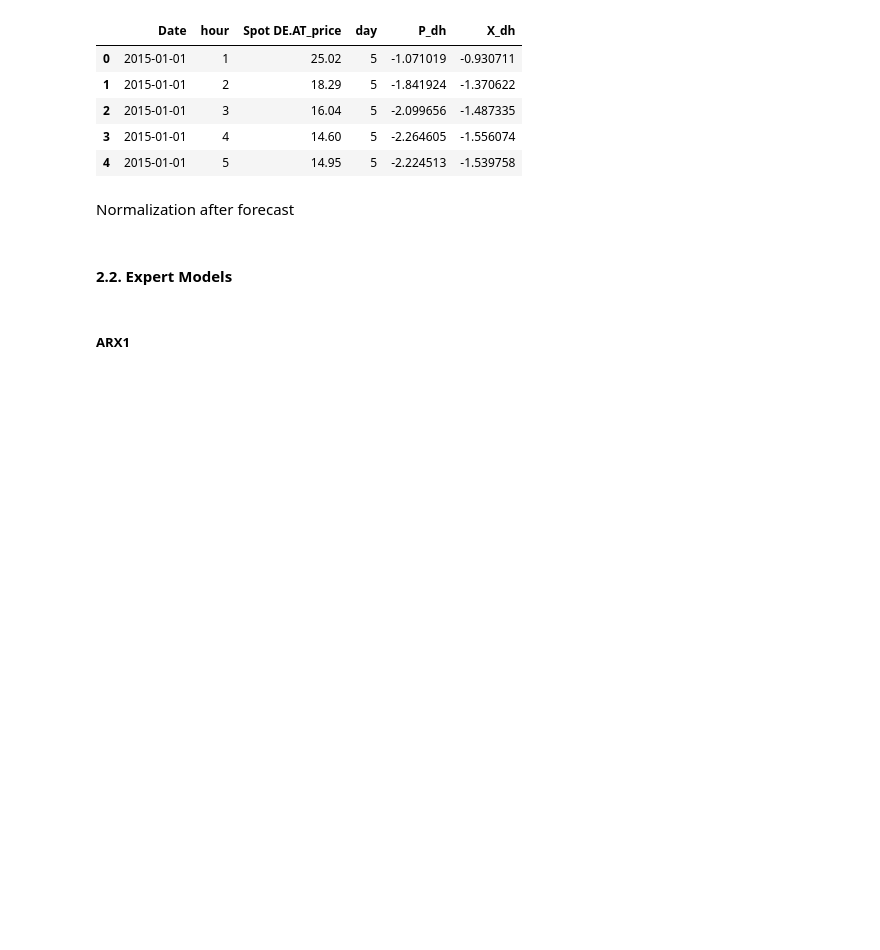
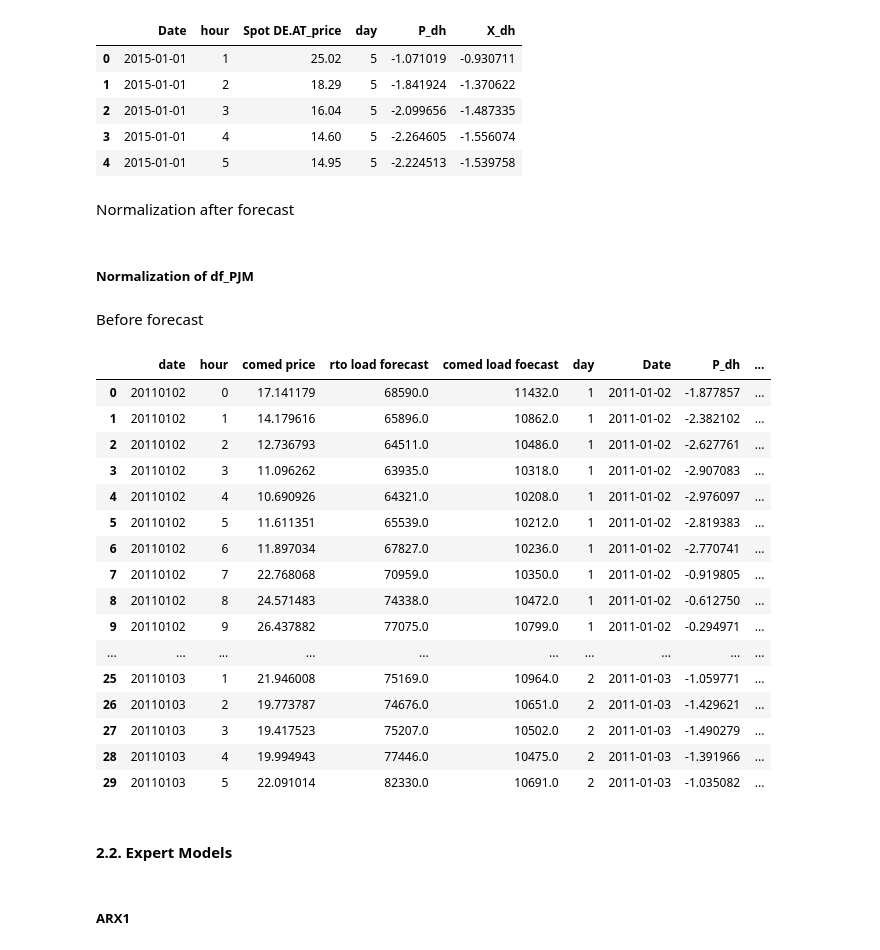
Before and after one commit to piovesanaedoardo/Project_Predictive-Analytics, a Jupyter notebook: main.ipynb, the cells around one changed output. Drawn from its saved outputs; the diff is of its cells as text; code cells hidden in the pictures; blank space fills up the shorter version.

Commit message:
Normalization of df_PJM

```diff
--- a/main.ipynb
+++ b/main.ipynb
@@ -92,3 +96,42 @@ Normalization after forecast
+# %% [markdown]
+##### Normalization of df_PJM
+# %% [markdown]
+Before forecast
+# %%
+df_PJM2 = pd.read_csv('PJM.csv', sep=';')
+
+# Convert the 'Date' column to a datetime format without hour
+df_PJM2['Date'] = pd.to_datetime(df_PJM2['date'], format='%Y%m%d').dt.date
+
+# Calculate 'a' and 'b'
+a = df_PJM2['comed price'].median()
+b = median_abs_deviation(df_PJM2['comed price'])
+
+# Normalize the prices
+df_PJM2['P_dh'] = 1/b * (df_PJM2['comed price'] - a)
+
+# Apply the area hyperbolic sine transformation
+df_PJM2['X_dh'] = np.arcsinh(df_PJM2['P_dh'])
+# %%
+df_PJM2.head(30)
+# %% [output]
+|  | date | hour | comed price | rto load forecast | comed load foecast | day | Date | P_dh | ... |
+| 0 | 20110102 | 0 | 17.141179 | 68590.0 | 11432.0 | 1 | 2011-01-02 | -1.877857 | ... |
+| 1 | 20110102 | 1 | 14.179616 | 65896.0 | 10862.0 | 1 | 2011-01-02 | -2.382102 | ... |
+| 2 | 20110102 | 2 | 12.736793 | 64511.0 | 10486.0 | 1 | 2011-01-02 | -2.627761 | ... |
+| 3 | 20110102 | 3 | 11.096262 | 63935.0 | 10318.0 | 1 | 2011-01-02 | -2.907083 | ... |
+| 4 | 20110102 | 4 | 10.690926 | 64321.0 | 10208.0 | 1 | 2011-01-02 | -2.976097 | ... |
+| 5 | 20110102 | 5 | 11.611351 | 65539.0 | 10212.0 | 1 | 2011-01-02 | -2.819383 | ... |
+| 6 | 20110102 | 6 | 11.897034 | 67827.0 | 10236.0 | 1 | 2011-01-02 | -2.770741 | ... |
+| 7 | 20110102 | 7 | 22.768068 | 70959.0 | 10350.0 | 1 | 2011-01-02 | -0.919805 | ... |
+| 8 | 20110102 | 8 | 24.571483 | 74338.0 | 10472.0 | 1 | 2011-01-02 | -0.612750 | ... |
+| 9 | 20110102 | 9 | 26.437882 | 77075.0 | 10799.0 | 1 | 2011-01-02 | -0.294971 | ... |
+| ... | ... | ... | ... | ... | ... | ... | ... | ... | ... |
+| 25 | 20110103 | 1 | 21.946008 | 75169.0 | 10964.0 | 2 | 2011-01-03 | -1.059771 | ... |
+| 26 | 20110103 | 2 | 19.773787 | 74676.0 | 10651.0 | 2 | 2011-01-03 | -1.429621 | ... |
+| 27 | 20110103 | 3 | 19.417523 | 75207.0 | 10502.0 | 2 | 2011-01-03 | -1.490279 | ... |
+| 28 | 20110103 | 4 | 19.994943 | 77446.0 | 10475.0 | 2 | 2011-01-03 | -1.391966 | ... |
+| 29 | 20110103 | 5 | 22.091014 | 82330.0 | 10691.0 | 2 | 2011-01-03 | -1.035082 | ... |
 # %%
 # Assuming 'forecasts' is your array of forecasts
 forecasts = model.predict(X_test)
```
Also changed, not shown: parts of 2 cells of this notebook.
